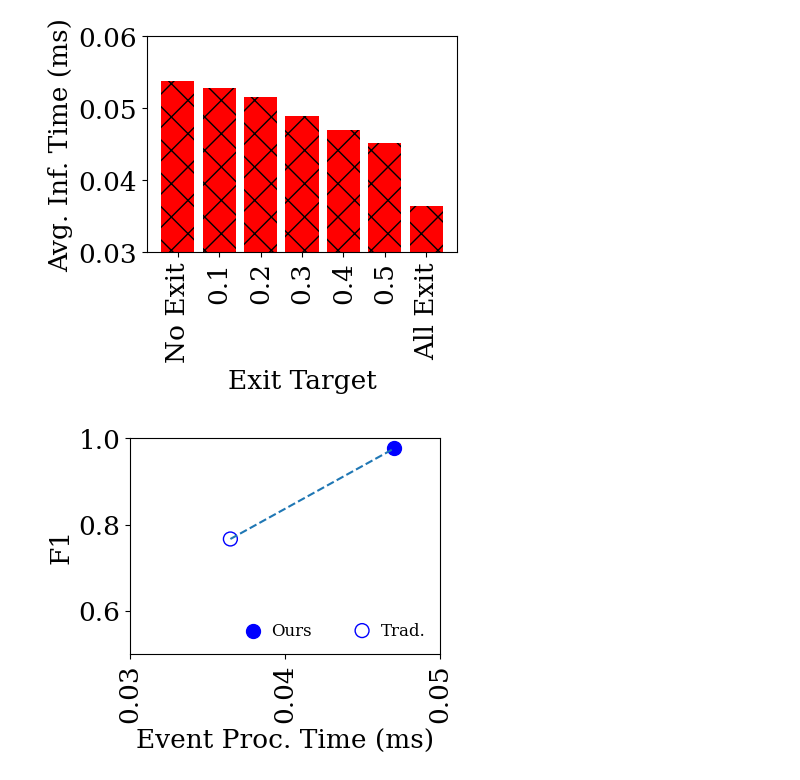
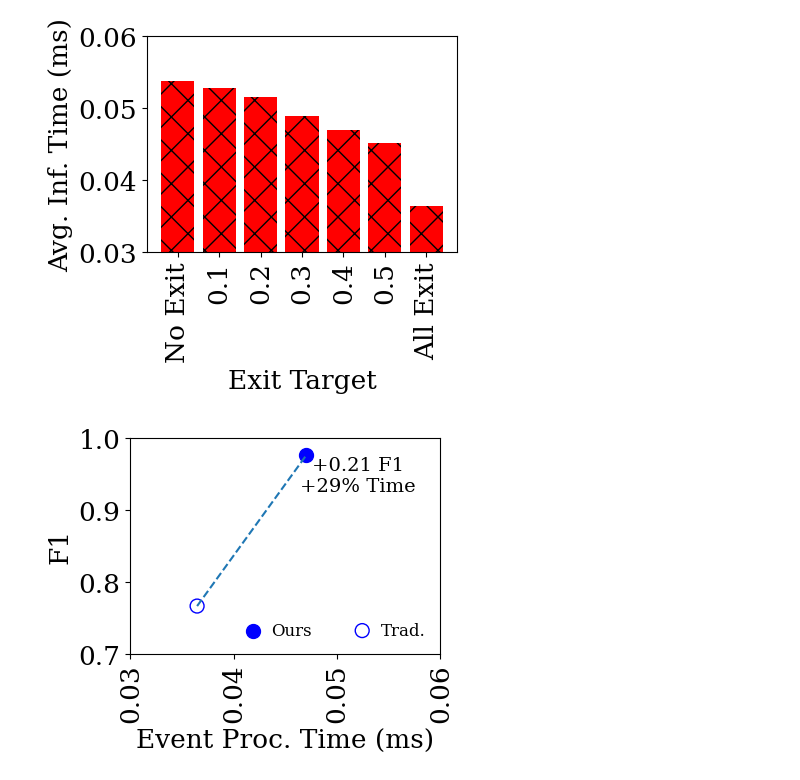
Before and after one commit to LucasSotomaiorAPereira/pibic-25-26, a Jupyter notebook: versao_artigo/f1_display.ipynb, the cells around one changed output. Cells and saved outputs as stored; diff of their text form; code cells hidden in the pictures.

```diff
--- a/versao_artigo/f1_display.ipynb
+++ b/versao_artigo/f1_display.ipynb
@@ -127,36 +127,47 @@ inf_time_04 = 0.04703666666666667
 inf_time_no_exits = 0.05383333333333334
 inf_time_all_exits = 0.03646666666666667
 # %%
+diff_f1 = avg_f1_15_rej - avg_f1_bot_rc
+
+diff_time_pct = ((inf_time_04 - inf_time_all_exits) / inf_time_all_exits) * 100
+
+sign_f1 = "+" if diff_f1 > 0 else ""
+sign_time = "+" if diff_time_pct > 0 else ""
+
+annotation_text = f"{sign_f1}{diff_f1:.2f} F1\n{sign_time}{diff_time_pct:.0f}% Time"
+
 plt.figure(figsize=(4, 3.5*0.8))
 
 plt.rcParams['font.family'] = 'serif'
 
 plt.rcParams['font.serif'] = ['Times New Roman'] + plt.rcParams['font.serif']
 
 plt.rcParams.update({'font.size': 19})
 
 plt.scatter(inf_time_04, avg_f1_15_rej, marker='o', color='blue', s=100, label='Ours')
 plt.scatter(inf_time_all_exits, avg_f1_bot_rc, marker='o', color='blue', facecolors='none', s=100, label='Trad.')
 
-plt.annotate(f'{}', (inf_time_04, avg_f1_15_rej - 0.15)) # escrever a diferena da nossa proposta para o tradicional
-
+plt.annotate(annotation_text,
+             (inf_time_04 + 0.005, avg_f1_15_rej - 0.05),
+             ha='center',
+             fontsize=14)
 
 plt.plot((inf_time_all_exits, inf_time_04), (avg_f1_bot_rc, avg_f1_15_rej), linestyle='--')
 
 plt.xticks(rotation=90)
 plt.xlabel('Event Proc. Time (ms)')
 
-plt.xlim(0.03, 0.05)
+plt.xlim(0.03, 0.06)
 
 plt.ylabel('F1')
 
-plt.ylim(0.5, 1)
+plt.ylim(0.7, 1)
 plt.grid(False)
 
 plt.legend(frameon=False, loc='lower right', fontsize=12, handletextpad=0.1, ncol=2)
 
 plt.savefig('graficos/compacuraciaverifier.pdf', bbox_inches='tight', pad_inches=0.02)
 
 plt.show()
 # %% [output]
-[figure, old version]
+[figure, new version]
```
Also changed, not shown: 1 other file.
